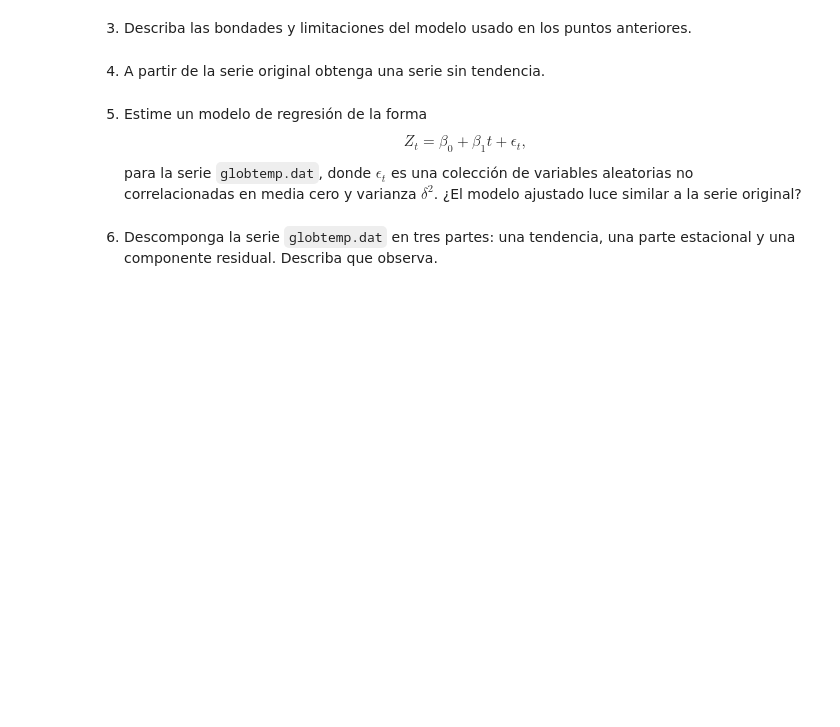
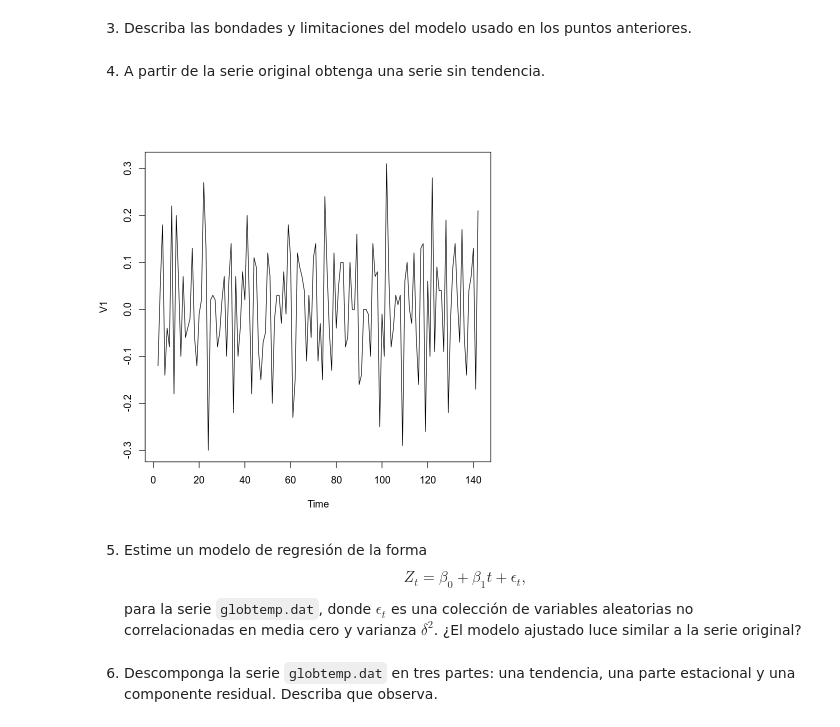
Before and after one commit to brunomb97/mat267-proyectos, a Jupyter notebook: proyecto01/proyecto01.ipynb, the cells around one changed output. Cells and saved outputs as stored; diff of their text form; code cells hidden in the pictures; blank space fills up the shorter version.

```diff
--- a/proyecto01/proyecto01.ipynb
+++ b/proyecto01/proyecto01.ipynb
@@ -80,6 +144,10 @@ plot(diff_globtemp)
 3. Describa las bondades y limitaciones del modelo usado en los puntos anteriores.
 # %% [markdown]
 4. A partir de la serie original obtenga una serie sin tendencia.
+# %%
+plot(diff_globtemp)
+# %% [output]
+[figure, added]
 # %% [markdown]
 5. Estime un modelo de regresión de la forma
 $$Z_t = \beta_0 + \beta_1 t + \epsilon_t,$$
```
Also changed, not shown: parts of 16 cells of this notebook.
